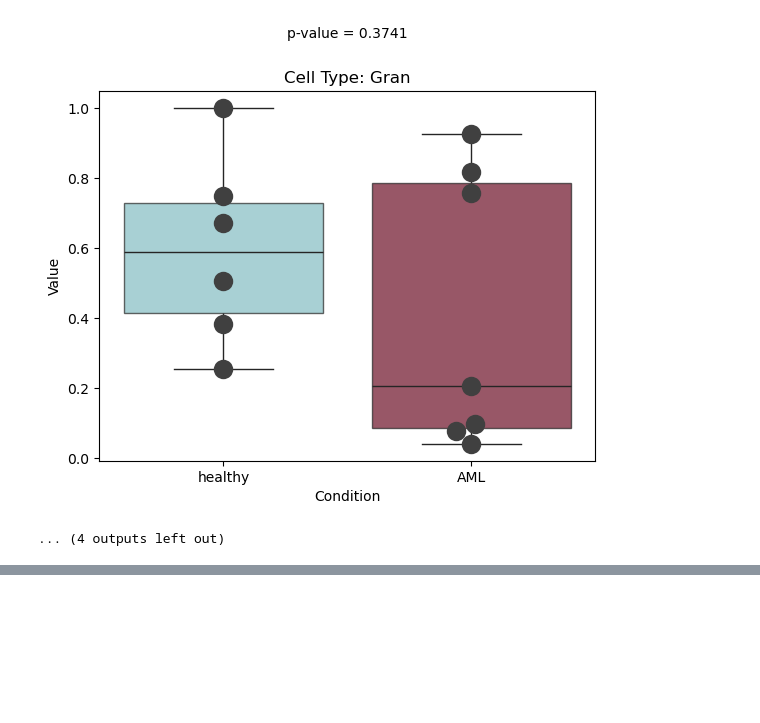
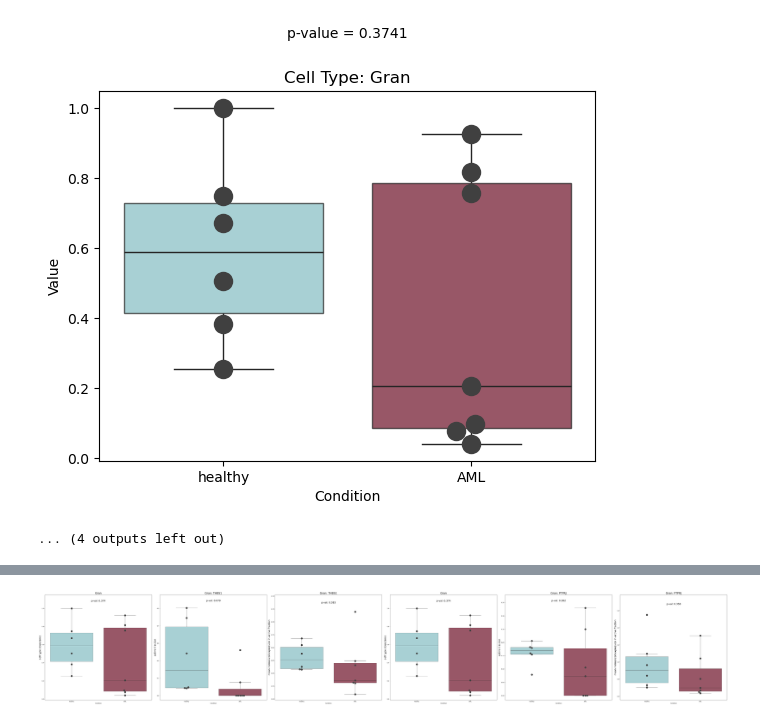
Before and after one commit to SoloveyMaria/community, a Jupyter notebook: docs/showcase_notebooks/Lasry/boxplots.ipynb, the cells around one changed output, grey strips where cells are left out. Cells and saved outputs as stored; diff of their text form; code cells hidden in the pictures; blank space fills up the shorter version.

```diff
--- a/docs/showcase_notebooks/Lasry/boxplots.ipynb
+++ b/docs/showcase_notebooks/Lasry/boxplots.ipynb
@@ -235,0 +228,4 @@ Passing `palette` without assigning `hue` is deprecated and will be removed in v
+# %%
+plot_interaction('Gran:THBS1_Gran:PTPRJ', df_rho_s, df_rho_r, df_a_s, df_a_r, df_e_s_l, df_e_r_r)
+# %% [output]
+[figure, added]
```
Also changed, not shown: parts of 19 cells of this notebook, 7 other files.
